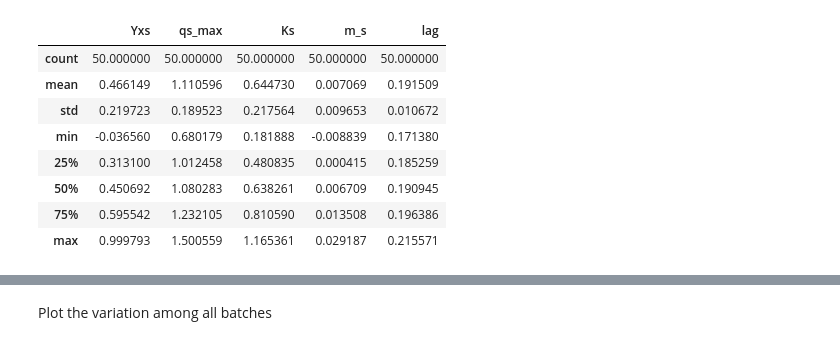
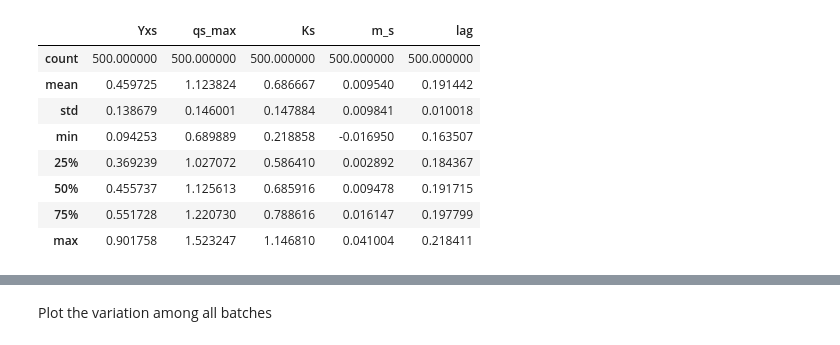
Before and after one commit to boripf/hybrid-model-corynebacterium, a Jupyter notebook: E_data_generation.ipynb, the cells around one changed output, grey strips where cells are left out. Cells and saved outputs as stored; diff of their text form; code cells hidden in the pictures.

```diff
--- a/E_data_generation.ipynb
+++ b/E_data_generation.ipynb
@@ -5,35 +5,35 @@ import matplotlib.pyplot as plt
 import seaborn as sns
 from E_model import model, show_plot
 # %%
-num_samples = 50
-sigma_big = 0.2
+num_samples = 500
+sigma_big = 0.15
 sigma_small = 0.01
 p = [0.4597, 1.1255, 0.6814, 0.0094, 0.1913]
 
 Yxs_dist = np.random.normal(p[0], sigma_big, num_samples)
 qs_max_dist = np.random.normal(p[1], sigma_big, num_samples)
 Ks_dist = np.random.normal(p[2], sigma_big, num_samples)
 m_s_dist = np.random.normal(p[3], sigma_small, num_samples)
 lag_dist = np.random.normal(p[4], sigma_small, num_samples)
 
 df_p = pd.DataFrame({
     'Yxs': Yxs_dist,
     'qs_max': qs_max_dist,
     'Ks': Ks_dist,
     'm_s': m_s_dist,
     'lag': lag_dist
 })
 df_p.describe()
 # %% [output]
 |  | Yxs | qs_max | Ks | m_s | lag |
-| count | 50.000000 | 50.000000 | 50.000000 | 50.000000 | 50.000000 |
-| mean | 0.466149 | 1.110596 | 0.644730 | 0.007069 | 0.191509 |
-| std | 0.219723 | 0.189523 | 0.217564 | 0.009653 | 0.010672 |
-| min | -0.036560 | 0.680179 | 0.181888 | -0.008839 | 0.171380 |
-| 25% | 0.313100 | 1.012458 | 0.480835 | 0.000415 | 0.185259 |
-| 50% | 0.450692 | 1.080283 | 0.638261 | 0.006709 | 0.190945 |
-| 75% | 0.595542 | 1.232105 | 0.810590 | 0.013508 | 0.196386 |
-| max | 0.999793 | 1.500559 | 1.165361 | 0.029187 | 0.215571 |
+| count | 500.000000 | 500.000000 | 500.000000 | 500.000000 | 500.000000 |
+| mean | 0.459725 | 1.123824 | 0.686667 | 0.009540 | 0.191442 |
+| std | 0.138679 | 0.146001 | 0.147884 | 0.009841 | 0.010018 |
+| min | 0.094253 | 0.689889 | 0.218858 | -0.016950 | 0.163507 |
+| 25% | 0.369239 | 1.027072 | 0.586410 | 0.002892 | 0.184367 |
+| 50% | 0.455737 | 1.125613 | 0.685916 | 0.009478 | 0.191715 |
+| 75% | 0.551728 | 1.220730 | 0.788616 | 0.016147 | 0.197799 |
+| max | 0.901758 | 1.523247 | 1.146810 | 0.041004 | 0.218411 |
 # %%
 # check if there are enough samples to have a normal distribution
 fig, ax = plt.subplots(2, 3)
```
Also changed, not shown: parts of 4 cells of this notebook, 10 other files.
